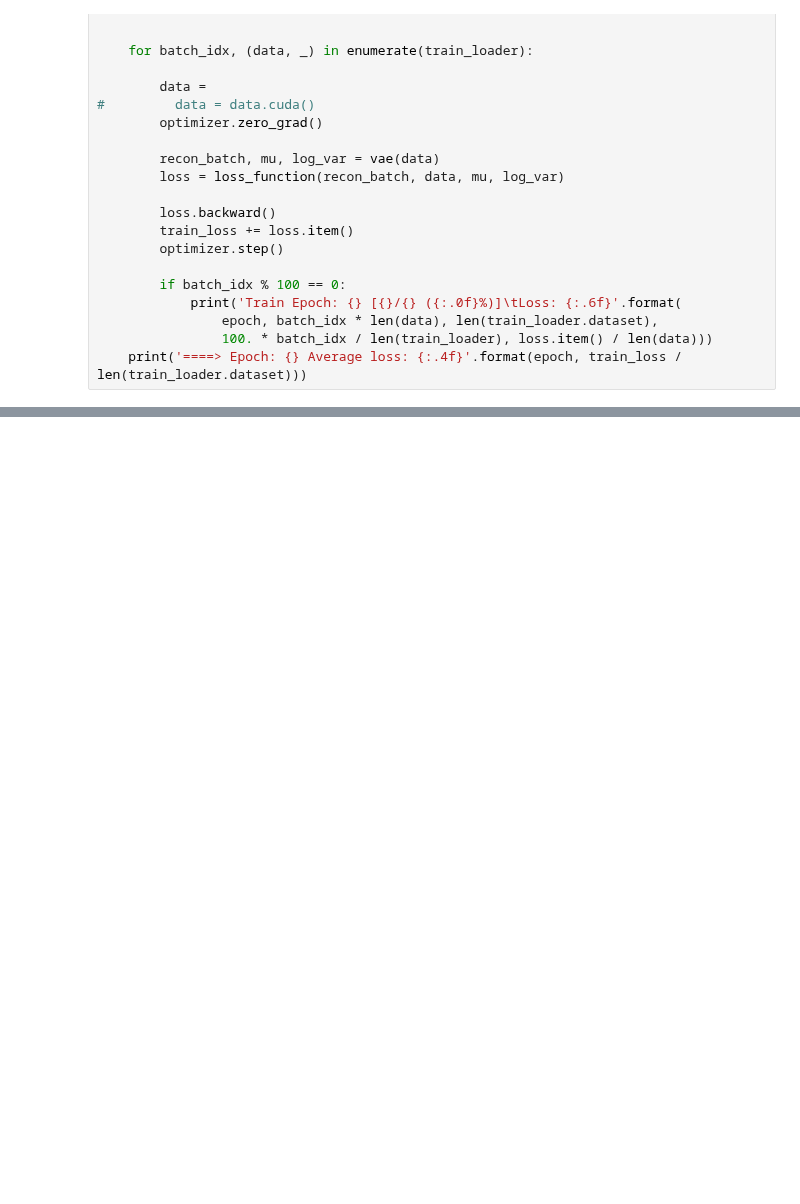
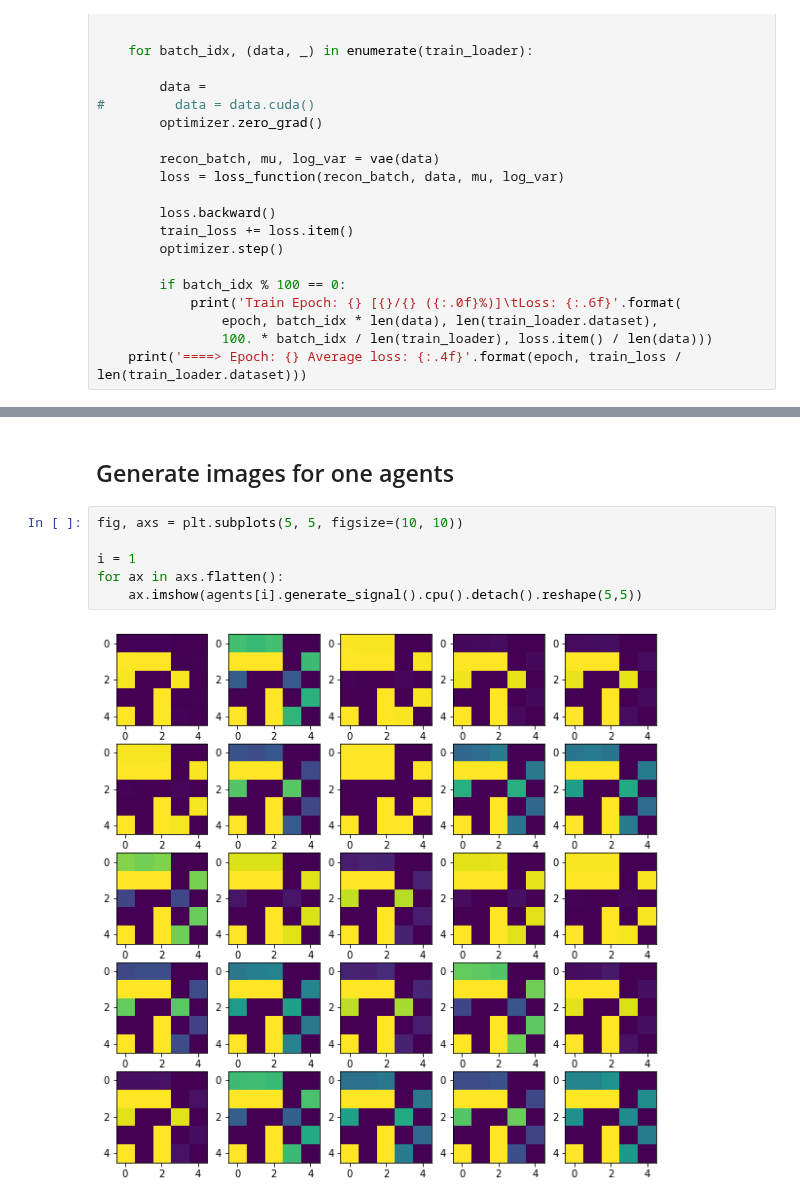
Before and after one commit to heysoos/pytorch-mnist-VAE, a Jupyter notebook: pytorch-mnist-VAE_agents.ipynb, the cells around one changed output, grey strips where cells are left out. Saved outputs shown, nothing was run; the diff lists cells and outputs as text; blank space fills up the shorter version.

```diff
--- a/pytorch-mnist-VAE_agents.ipynb
+++ b/pytorch-mnist-VAE_agents.ipynb
@@ -242,0 +270,10 @@ with torch.no_grad():
+# %% [markdown]
+## Generate images for one agents
+# %%
+fig, axs = plt.subplots(5, 5, figsize=(10, 10))
+
+i = 1
+for ax in axs.flatten():
+    ax.imshow(agents[i].generate_signal().cpu().detach().reshape(5,5))
+# %% [output]
+[figure, added]
```
Also changed, not shown: parts of 27 cells of this notebook.
